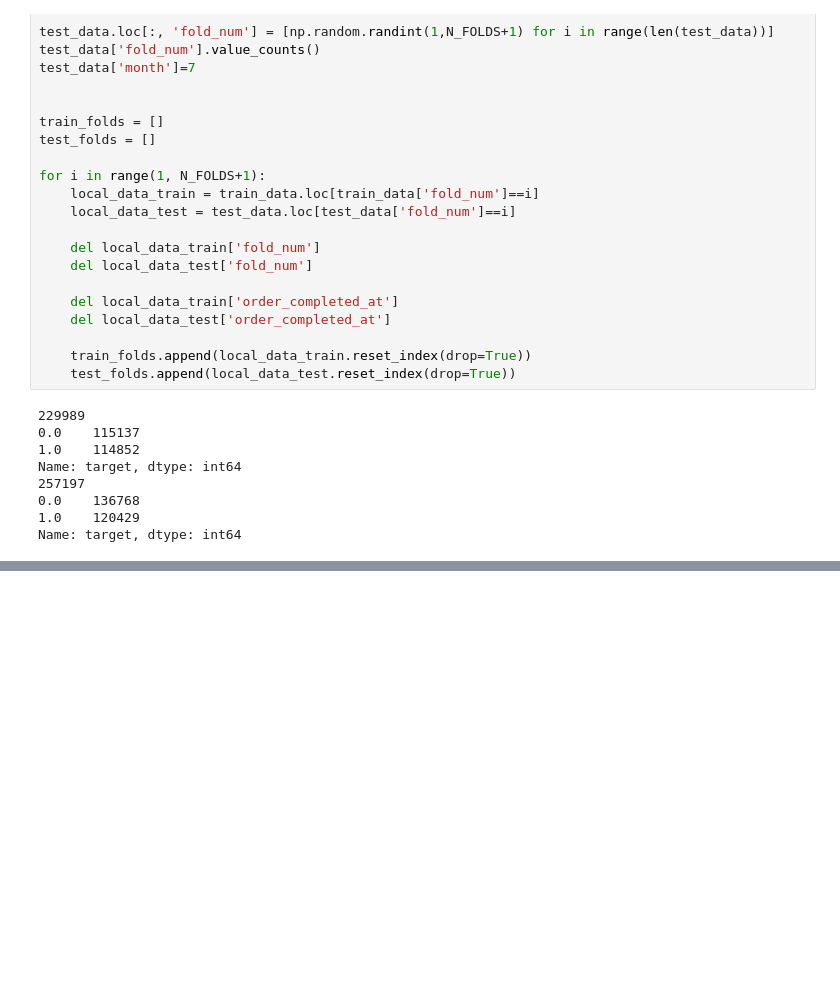
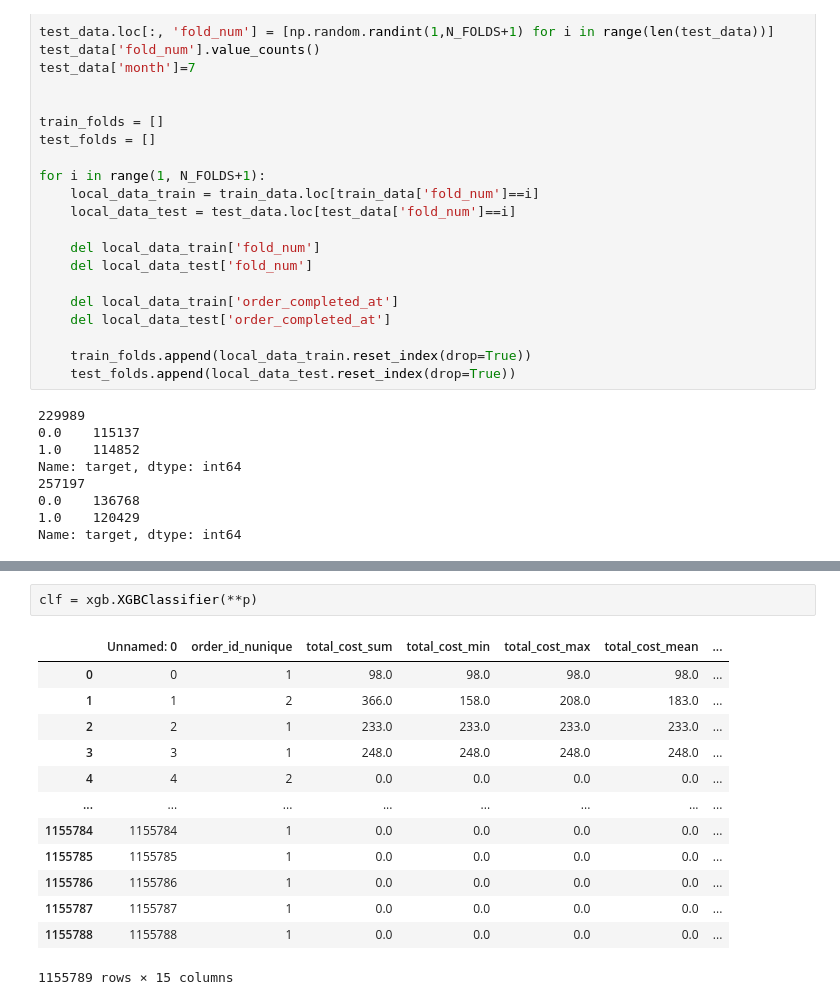
Before and after one commit to DanaZL/NGWL_Hackit, a Jupyter notebook: get_folds_and_train_model.ipynb, the cells around one changed output, grey strips where cells are left out. Drawn from its saved outputs; the diff is of its cells as text; blank space fills up the shorter version.

```diff
--- a/get_folds_and_train_model.ipynb
+++ b/get_folds_and_train_model.ipynb
@@ -92,0 +159,16 @@ mean score - 0.7817942605546655
+# %%
+clf = xgb.XGBClassifier(**p)
+# %% [output]
+|  | Unnamed: 0 | order_id_nunique | total_cost_sum | total_cost_min | total_cost_max | total_cost_mean | ... |
+| 0 | 0 | 1 | 98.0 | 98.0 | 98.0 | 98.0 | ... |
+| 1 | 1 | 2 | 366.0 | 158.0 | 208.0 | 183.0 | ... |
+| 2 | 2 | 1 | 233.0 | 233.0 | 233.0 | 233.0 | ... |
+| 3 | 3 | 1 | 248.0 | 248.0 | 248.0 | 248.0 | ... |
+| 4 | 4 | 2 | 0.0 | 0.0 | 0.0 | 0.0 | ... |
+| ... | ... | ... | ... | ... | ... | ... | ... |
+| 1155784 | 1155784 | 1 | 0.0 | 0.0 | 0.0 | 0.0 | ... |
+| 1155785 | 1155785 | 1 | 0.0 | 0.0 | 0.0 | 0.0 | ... |
+| 1155786 | 1155786 | 1 | 0.0 | 0.0 | 0.0 | 0.0 | ... |
+| 1155787 | 1155787 | 1 | 0.0 | 0.0 | 0.0 | 0.0 | ... |
+| 1155788 | 1155788 | 1 | 0.0 | 0.0 | 0.0 | 0.0 | ... |
+1155789 rows × 15 columns
```
Also changed, not shown: parts of 26 cells of this notebook.
